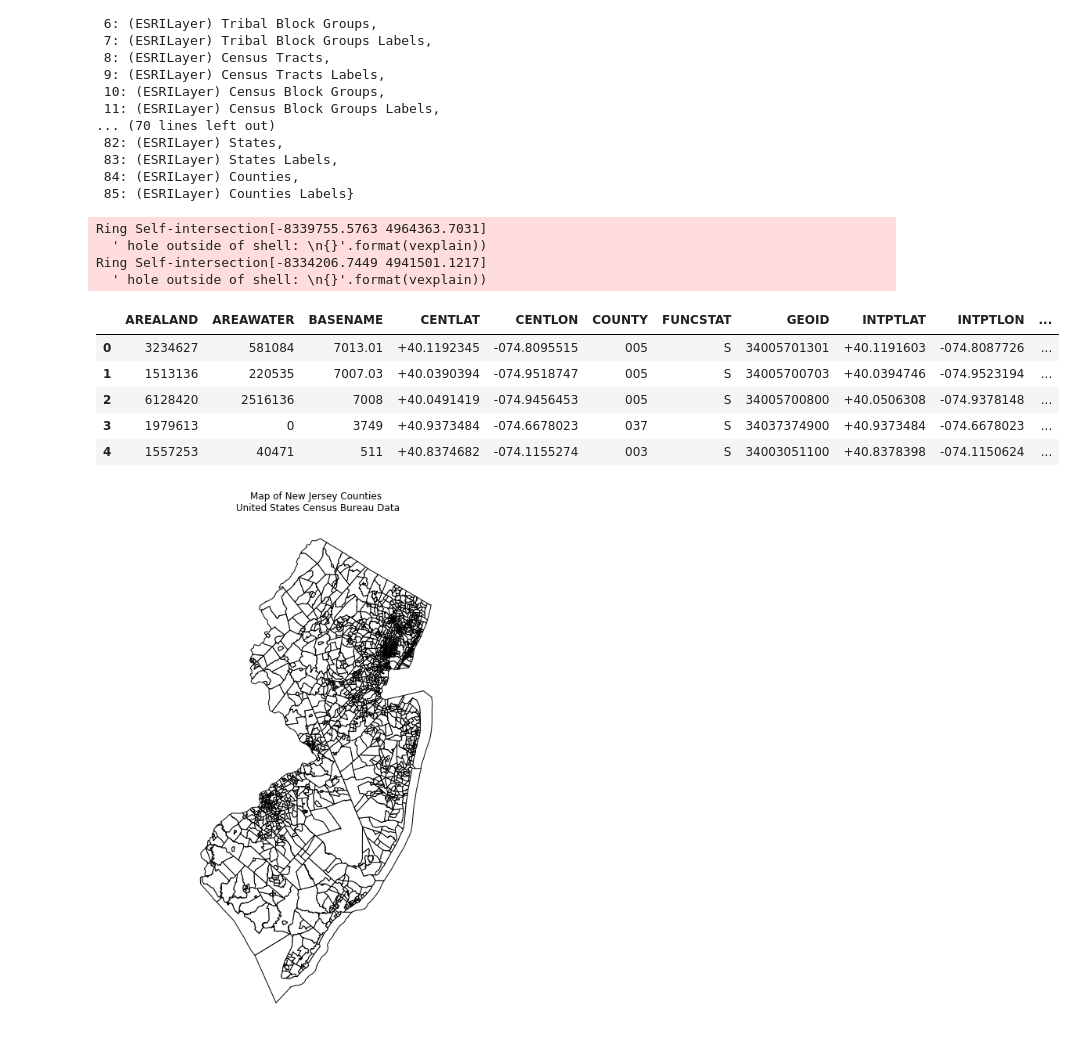
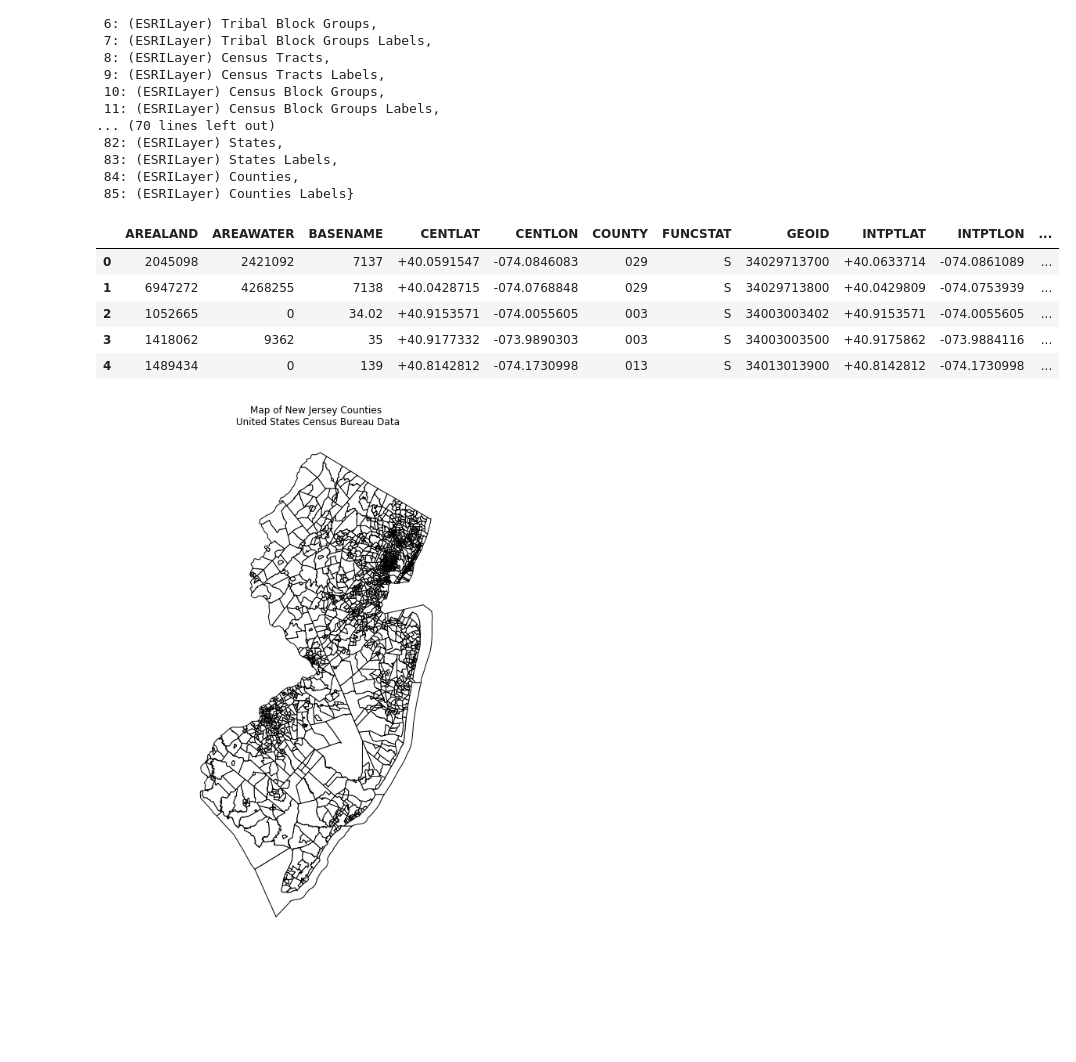
Before and after one commit to zstatmanweil/EJ-analysis-map, a Jupyter notebook: Census.ipynb, the cells around one changed output. Cells and saved outputs as stored; diff of their text form; code cells hidden in the pictures; blank space fills up the shorter version.

```diff
--- a/Census.ipynb
+++ b/Census.ipynb
@@ -50,4 +46,0 @@ Connection to ACS 5-Year Data Profiles (ID: https://api.census.gov/data/id/ACSDP
-# %%
-# Establish a connection with the Detailed Tables API
-conDT = cen.base.Connection(datasetDT)
-conDT
@@ -107,10 +141,10 @@ cen.tiger.available()
  {'name': 'USLandmass', 'type': 'MapServer'}]
 # %%
 # Connect to TIGER API
-con.set_mapservice('tigerWMS_ACS2013')
+conDT.set_mapservice('tigerWMS_ACS2017')
 
 # Print layers
-con.mapservice.layers
+conDT.mapservice.layers
 # %% [output]
 {0: (ESRILayer) 2010 Census Public Use Microdata Areas,
  1: (ESRILayer) 2010 Census Public Use Microdata Areas Labels,
@@ -131,22 +165,20 @@ con.mapservice.layers
  85: (ESRILayer) Counties Labels}
 # %%
 # Select County data
-geodata = con.mapservice.query(layer=8, where='STATE=34', pkg='geopandas')
+# Note: By selecting "geopandas"m I am packing the shape into a GeoPandas datagrame.
+# The default is a pySAL shape. Another option is "shapely"
+geodata = conDT.mapservice.query(layer=8, where='STATE=34', pkg='geopandas')
-# %% [output]
-Ring Self-intersection[-8339755.5763 4964363.7031]
-  ' hole outside of shell: \n{}'.format(vexplain))
-Ring Self-intersection[-8334206.7449 4941501.1217]
-  ' hole outside of shell: \n{}'.format(vexplain))
 # %%
 # Preview the geodata
-geodata.head(5)
+with pd.option_context('display.max_colwidth', 20):
+    display(geodata.head(5))
 # %% [output]
 |  | AREALAND | AREAWATER | BASENAME | CENTLAT | CENTLON | COUNTY | FUNCSTAT | GEOID | INTPTLAT | INTPTLON | ... |
-| 0 | 3234627 | 581084 | 7013.01 | +40.1192345 | -074.8095515 | 005 | S | 34005701301 | +40.1191603 | -074.8087726 | ... |
-| 1 | 1513136 | 220535 | 7007.03 | +40.0390394 | -074.9518747 | 005 | S | 34005700703 | +40.0394746 | -074.9523194 | ... |
-| 2 | 6128420 | 2516136 | 7008 | +40.0491419 | -074.9456453 | 005 | S | 34005700800 | +40.0506308 | -074.9378148 | ... |
-| 3 | 1979613 | 0 | 3749 | +40.9373484 | -074.6678023 | 037 | S | 34037374900 | +40.9373484 | -074.6678023 | ... |
-| 4 | 1557253 | 40471 | 511 | +40.8374682 | -074.1155274 | 003 | S | 34003051100 | +40.8378398 | -074.1150624 | ... |
+| 0 | 2045098 | 2421092 | 7137 | +40.0591547 | -074.0846083 | 029 | S | 34029713700 | +40.0633714 | -074.0861089 | ... |
+| 1 | 6947272 | 4268255 | 7138 | +40.0428715 | -074.0768848 | 029 | S | 34029713800 | +40.0429809 | -074.0753939 | ... |
+| 2 | 1052665 | 0 | 34.02 | +40.9153571 | -074.0055605 | 003 | S | 34003003402 | +40.9153571 | -074.0055605 | ... |
+| 3 | 1418062 | 9362 | 35 | +40.9177332 | -073.9890303 | 003 | S | 34003003500 | +40.9175862 | -073.9884116 | ... |
+| 4 | 1489434 | 0 | 139 | +40.8142812 | -074.1730998 | 013 | S | 34013013900 | +40.8142812 | -074.1730998 | ... |
 # %%
 # Plot the data
 fig, ax = plt.subplots(figsize = (8,12))
```
Also changed, not shown: parts of 12 cells of this notebook.
